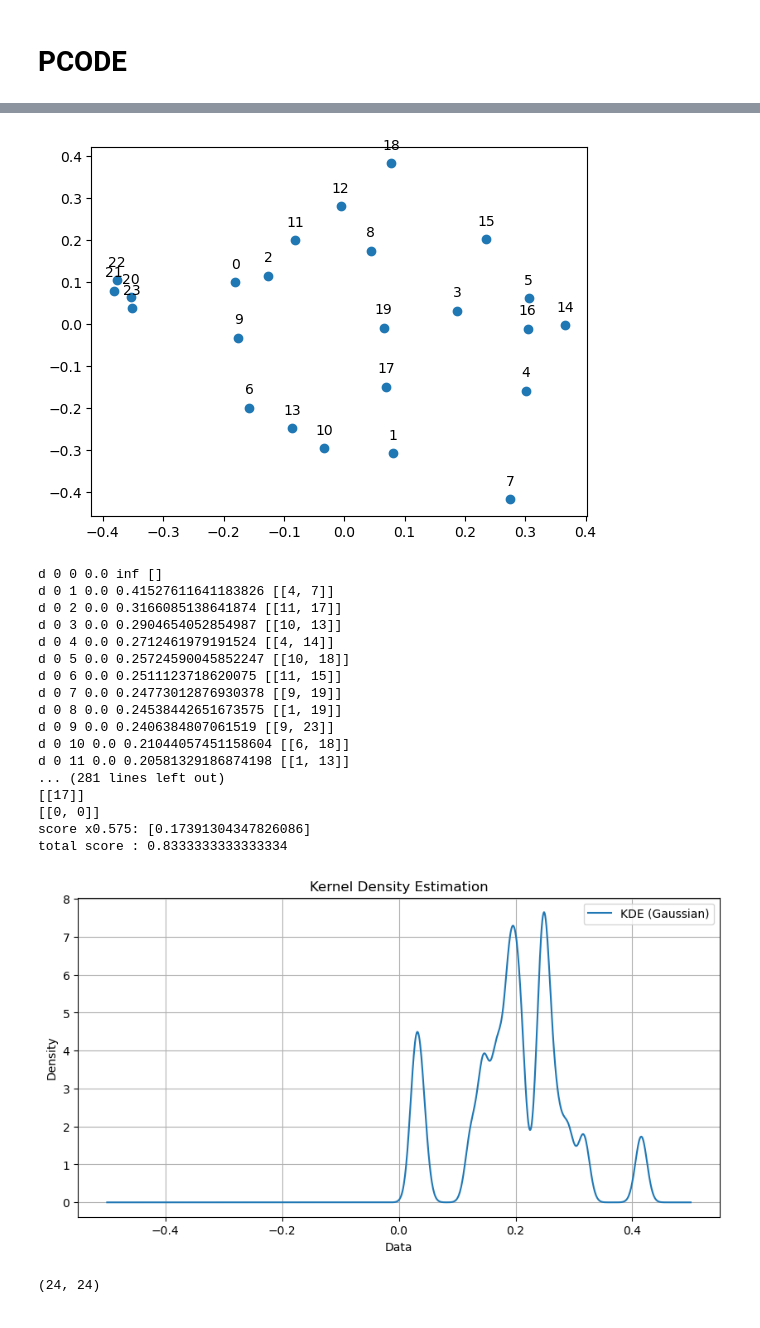
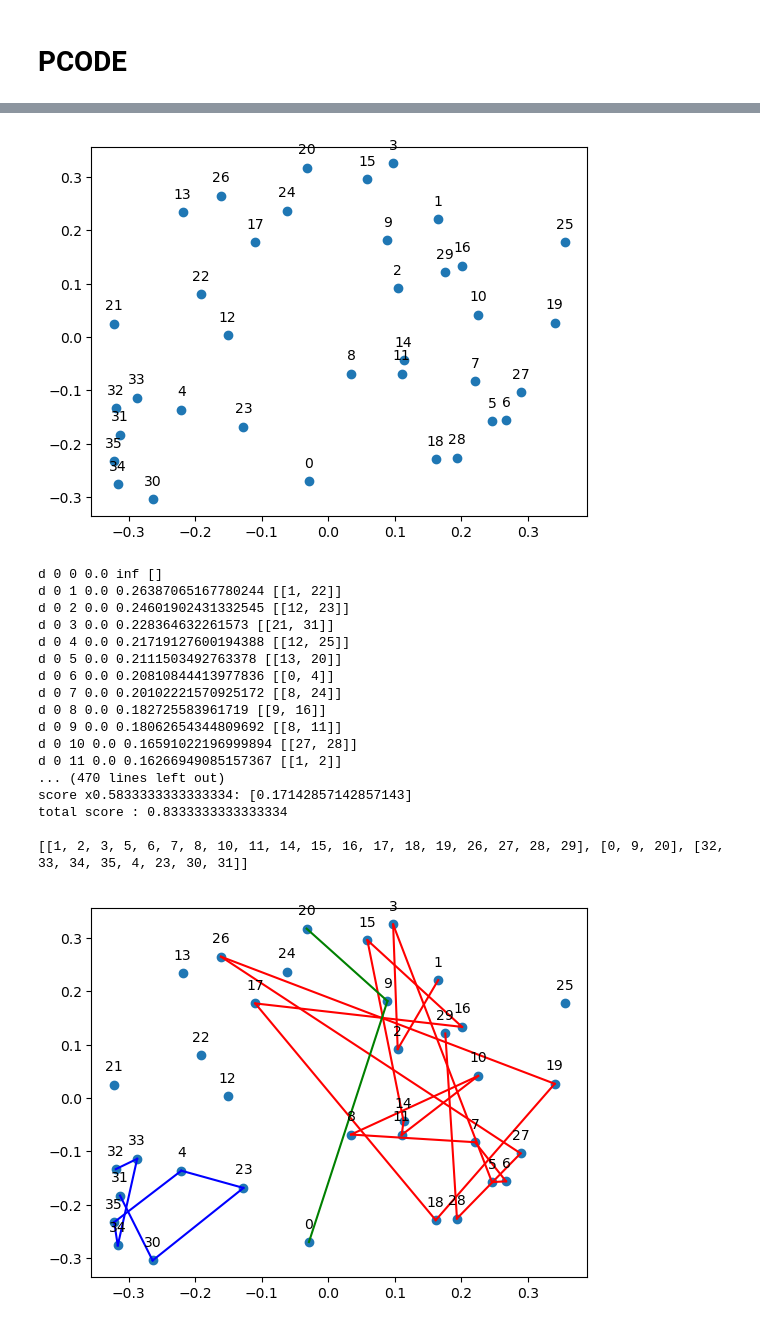
Before and after one commit to mzhyui/PHTDA-Net, a Jupyter notebook: phcluseter_v3_distance_adjust.ipynb, the cells around one changed output, grey strips where cells are left out. Cells and saved outputs as stored; diff of their text form; code cells hidden in the pictures.

```diff
--- a/phcluseter_v3_distance_adjust.ipynb
+++ b/phcluseter_v3_distance_adjust.ipynb
@@ -61,8 +61,11 @@ test_loader = torch.utils.data.DataLoader(
                 num_workers=2, pin_memory=True, shuffle=False)
 
 device = 'cuda' if torch.cuda.is_available() else 'cpu'
-attack_pth = "./LG-FedAvg/save_attack_ub/cifar10/resnet20_iidTrue_num100_C0.8_le2_DBATrue/shard2/pattern09-24--21-13-11/local_attack_save/"
-normal_pth = "./LG-FedAvg/save_attack_ub/cifar10/resnet20_iidTrue_num100_C0.8_le2_DBATrue/shard2/pattern09-24--21-13-11/local_normal_save/"
+# attack_pth = "./LG-FedAvg/save_attack_ub/cifar10/resnet20_iidTrue_num100_C0.8_le2_DBATrue/shard2/pattern09-24--21-13-11/local_attack_save/"
+# normal_pth = "./LG-FedAvg/save_attack_ub/cifar10/resnet20_iidTrue_num100_C0.8_le2_DBATrue/shard2/pattern09-24--21-13-11/local_normal_save/"
+attack_pth = "/mnt/sda3/docker_space/Code/PHTDA-Net/LG-FedAvg/save_attack_ub/cifar10/resnet20_iidTrue_num100_C0.8_le2_DBATrue/shard2/pattern11-16--22-16-38/local_attack_save/"
+normal_pth = "/mnt/sda3/docker_space/Code/PHTDA-Net/LG-FedAvg/save_attack_ub/cifar10/resnet20_iidTrue_num100_C0.8_le2_DBATrue/shard2/pattern11-16--22-16-38/local_normal_save/"
+
 round_set = []
 client_set_attack = []
 client_set_normal = []
@@ -106,7 +109,7 @@ for idx, r in enumerate(round_set):
     modelpth_dict[f'{r}_normal'] = current_set_normal
     modelpth_dict[f'{r}_attack'] = current_set_attack
 # print(modelpth_dict)
-client_max = min(20,len(client_set_attack),len(client_set_normal))
+client_max = min(30,len(client_set_attack),len(client_set_normal))
 
 
 modelname = ""
@@ -137,8 +140,8 @@ attack_nums = int(client_max/5)
 total_nums = normal_nums+attack_nums
 
 for idround, r in enumerate(round_set):
-    # if idround >= 1:
-    #     break
+    if idround >= 1:
+        break
     r_modelpth_set = modelpth_dict[f'{r}_normal'][0:normal_nums] + modelpth_dict[f'{r}_attack'][0:attack_nums]
     r_corr = np.zeros((total_nums, total_nums, 1))
 
@@ -310,6 +307,7 @@ for corr in corr_set:
     last_merged = None
     last_distance = None
     score = 0
+    has_draw = False
     for i in range(min(len(a)-1, len(results)-1), -1, -1):
         warn_flag = False
         f = flatten(a[i:len(a)])
@@ -372,9 +370,9 @@ for corr in corr_set:
             print("pbow:")
             print(pbow_diagrams)
             pbow_distance = np.zeros((len(pbow_diagrams),len(pbow_diagrams)))
-            for i in range(len(pbow_diagrams)):
+            for k in range(len(pbow_diagrams)):
                 for j in range(len(pbow_diagrams)):
-                    pbow_distance[i][j] = np.linalg.norm(pbow_diagrams[i] - pbow_diagrams[j])
+                    pbow_distance[k][j] = np.linalg.norm(pbow_diagrams[k] - pbow_diagrams[j])
             print(pbow_distance)
 
             if (not warn_flag):
@@ -388,6 +386,25 @@ for corr in corr_set:
         print(f"\ntotal score : {1- total_errors/data.shape[0]}")
         print()
 
+        if (score >= 0.5 and not has_draw):
+            plt.clf()
+            plt.scatter(mds_results[:, 0], mds_results[:, 1])
+            for idx, points in enumerate(mds_results):
+                plt.annotate(idx, (points[0], points[1]), textcoords="offset points", xytext=(0,10), ha='center')
+
+            # print(merged)
+            draw_point_set = copy.deepcopy(merged)
+            colors = ['r', 'g', 'b']
+            for color, layer in enumerate(merged):
+                # print(layer)
+                for p in range(len(layer)-1):
+                    p1 = mds_results[layer[p]]
+                    p2 = mds_results[layer[p + 1]]
+                    plt.plot([p1[0], p2[0]], [p1[1], p2[1]], colors[color]+'-')
+            has_draw = True
+
+    print(draw_point_set)
+    plt.show()
 
     group = np.zeros((total_nums,total_nums))
     for i in merge_sublists_with_shared_items(a)[0]:
@@ -412,4 +429,9 @@ for corr in corr_set:
     plt.legend()
     plt.grid(True)
     plt.show()
+
+    # plt.scatter(mds_results[:, 0], mds_results[:, 1])
+    # for i, points in enumerate(mds_results):
+    #     plt.annotate(i, (points[0], points[1]), textcoords="offset points", xytext=(0,10), ha='center')
+    # plt.show()
 # %% [output]
@@ -418,20 +440,19 @@ for corr in corr_set:
-[figure, old version]
+[figure, new version]
 d 0 0 0.0 inf []
-d 0 1 0.0 0.41527611641183826 [[4, 7]]
-d 0 2 0.0 0.3166085138641874 [[11, 17]]
-d 0 3 0.0 0.2904654052854987 [[10, 13]]
-d 0 4 0.0 0.2712461979191524 [[4, 14]]
-d 0 5 0.0 0.25724590045852247 [[10, 18]]
-d 0 6 0.0 0.2511123718620075 [[11, 15]]
-d 0 7 0.0 0.24773012876930378 [[9, 19]]
-d 0 8 0.0 0.24538442651673575 [[1, 19]]
-d 0 9 0.0 0.2406384807061519 [[9, 23]]
-d 0 10 0.0 0.21044057451158604 [[6, 18]]
-d 0 11 0.0 0.20581329186874198 [[1, 13]]
-... (281 lines left out)
-[[17]]
-[[0, 0]]
-score x0.575: [0.17391304347826086]
+d 0 1 0.0 0.26387065167780244 [[1, 22]]
+d 0 2 0.0 0.24601902431332545 [[12, 23]]
+d 0 3 0.0 0.228364632261573 [[21, 31]]
+d 0 4 0.0 0.21719127600194388 [[12, 25]]
+d 0 5 0.0 0.2111503492763378 [[13, 20]]
+d 0 6 0.0 0.20810844413977836 [[0, 4]]
+d 0 7 0.0 0.20102221570925172 [[8, 24]]
+d 0 8 0.0 0.182725583961719 [[9, 16]]
+d 0 9 0.0 0.18062654344809692 [[8, 11]]
+d 0 10 0.0 0.16591022196999894 [[27, 28]]
+d 0 11 0.0 0.16266949085157367 [[1, 2]]
+... (470 lines left out)
+score x0.5833333333333334: [0.17142857142857143]
 total score : 0.8333333333333334
+
+[[1, 2, 3, 5, 6, 7, 8, 10, 11, 14, 15, 16, 17, 18, 19, 26, 27, 28, 29], [0, 9, 20], [32, 33, 34, 35, 4, 23, 30, 31]]
-[figure, old version]
+[figure, new version]
-(24, 24)
```
Also changed, not shown: parts of 5 cells of this notebook, 2 other files.
